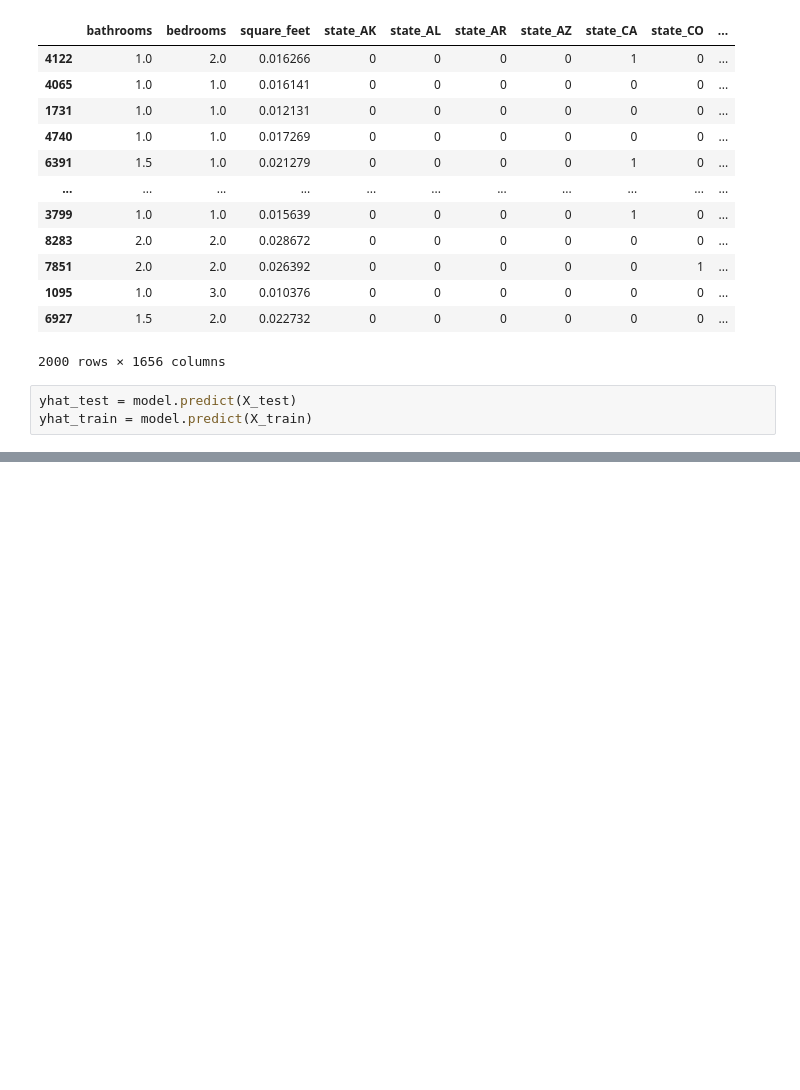
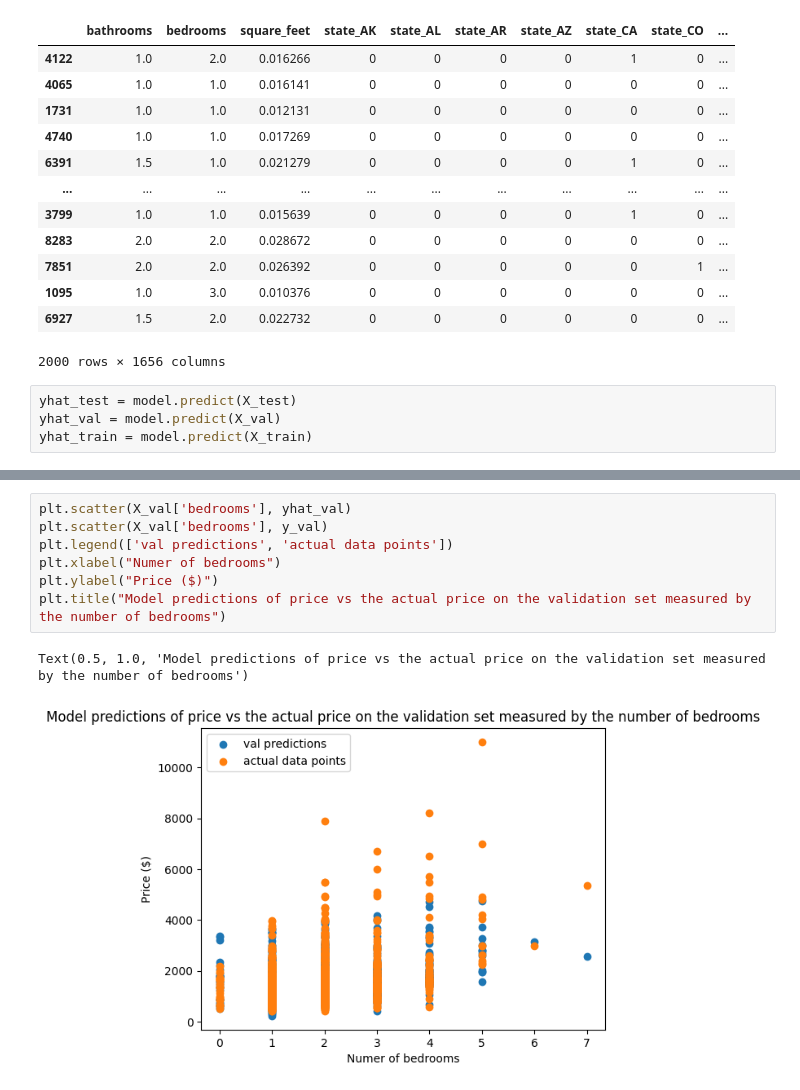
Before and after one commit to Daniel-Tran3/CSE_151A_Project, a Jupyter notebook: Model_1.ipynb, the cells around one changed output, grey strips where cells are left out. Cells and saved outputs as stored; diff of their text form; blank space fills up the shorter version.

```diff
--- a/Model_1.ipynb
+++ b/Model_1.ipynb
@@ -455,5 +463,6 @@ X_test
 2000 rows × 1656 columns
 # %%
 yhat_test = model.predict(X_test)
+yhat_val = model.predict(X_val)
 yhat_train = model.predict(X_train)
 # %% [output]
@@ -472,3 +482,13 @@ Text(0.5, 1.0, 'Model predictions of price vs the actual price on the test set m
+# %%
+plt.scatter(X_val['bedrooms'], yhat_val)
+plt.scatter(X_val['bedrooms'], y_val)
+plt.legend(['val predictions', 'actual data points'])
+plt.xlabel("Numer of bedrooms")
+plt.ylabel("Price ($)")
+plt.title("Model predictions of price vs the actual price on the validation set measured by the number of bedrooms")
+# %% [output]
+Text(0.5, 1.0, 'Model predictions of price vs the actual price on the validation set measured by the number of bedrooms')
+[figure, added]
 # %%
 plt.scatter(X_train['bedrooms'], yhat_train)
 plt.scatter(X_train['bedrooms'], y_train)
```
Also changed, not shown: parts of 16 cells of this notebook.
